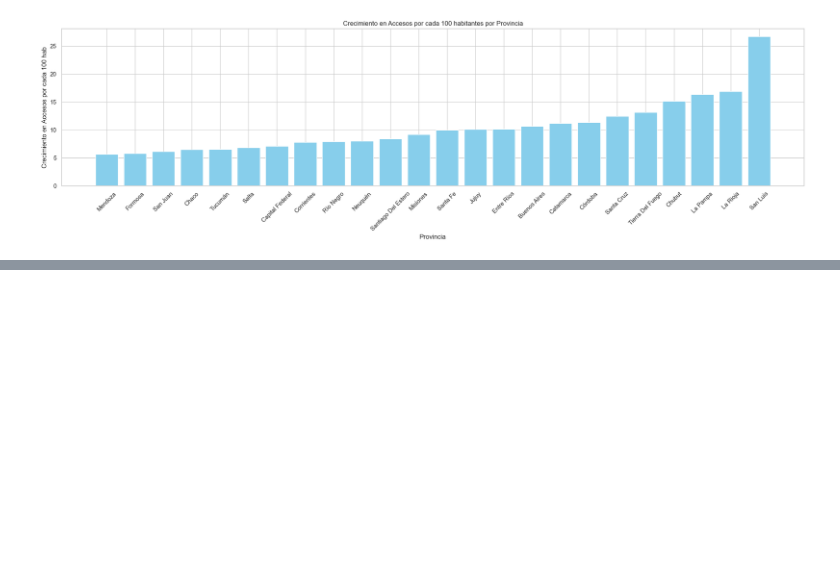
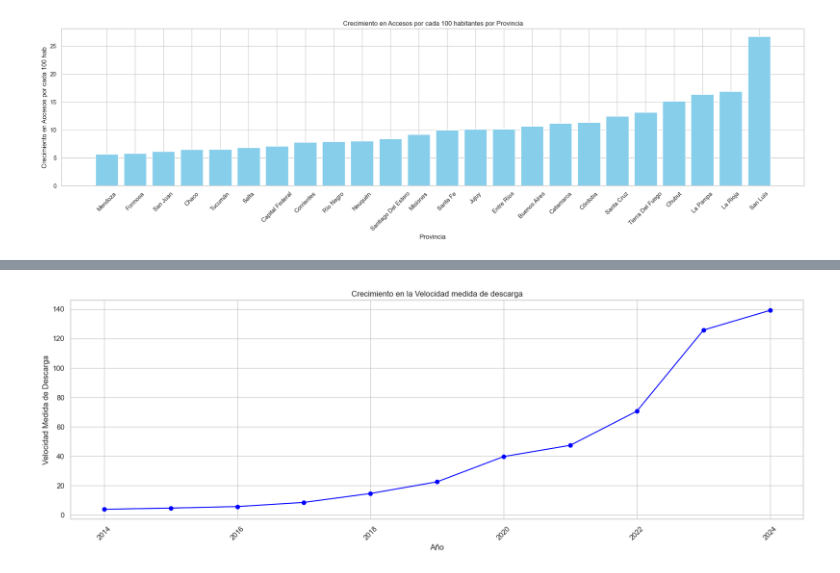
Before and after one commit to DedesF/Proyecto_2, a Jupyter notebook: Analisis/EDA.ipynb, the cells around one changed output, grey strips where cells are left out. Cells and saved outputs as stored; diff of their text form; code cells hidden in the pictures; blank space fills up the shorter version.

```diff
--- a/Analisis/EDA.ipynb
+++ b/Analisis/EDA.ipynb
@@ -88,3 +88,8 @@ plt.tight_layout()
 plt.show()
 # %% [output]
 [figure]
+# %%
+df_int_vmd = pd.read_excel('C:/Python/Data Science/Proyecto_2/Datasets/Internet.xlsx', sheet_name='Totales VMD')
+df_int_vmd = df_int_vmd[['Año', 'Trimestre', 'Mbps (Media de bajada)']]
+vmd_grouped = df_int_vmd.groupby('Año')['Mbps (Media de bajada)'].mean().reset_index()
+vmd_grouped.head(10)
@@ -90,0 +108,11 @@ plt.show()
+# %%
+
+plt.figure(figsize=(20, 6))
+plt.plot(vmd_grouped['Año'], vmd_grouped['Mbps (Media de bajada)'], color='blue', marker='o')
+plt.xlabel('Año')
+plt.ylabel('Velocidad Medida de Descarga')
+plt.title('Crecimiento en la Velocidad medida de descarga')
+plt.xticks(rotation=45)
+plt.show()
+# %% [output]
+[figure, added]
```
Also changed, not shown: parts of 21 cells of this notebook, 5 other files.
